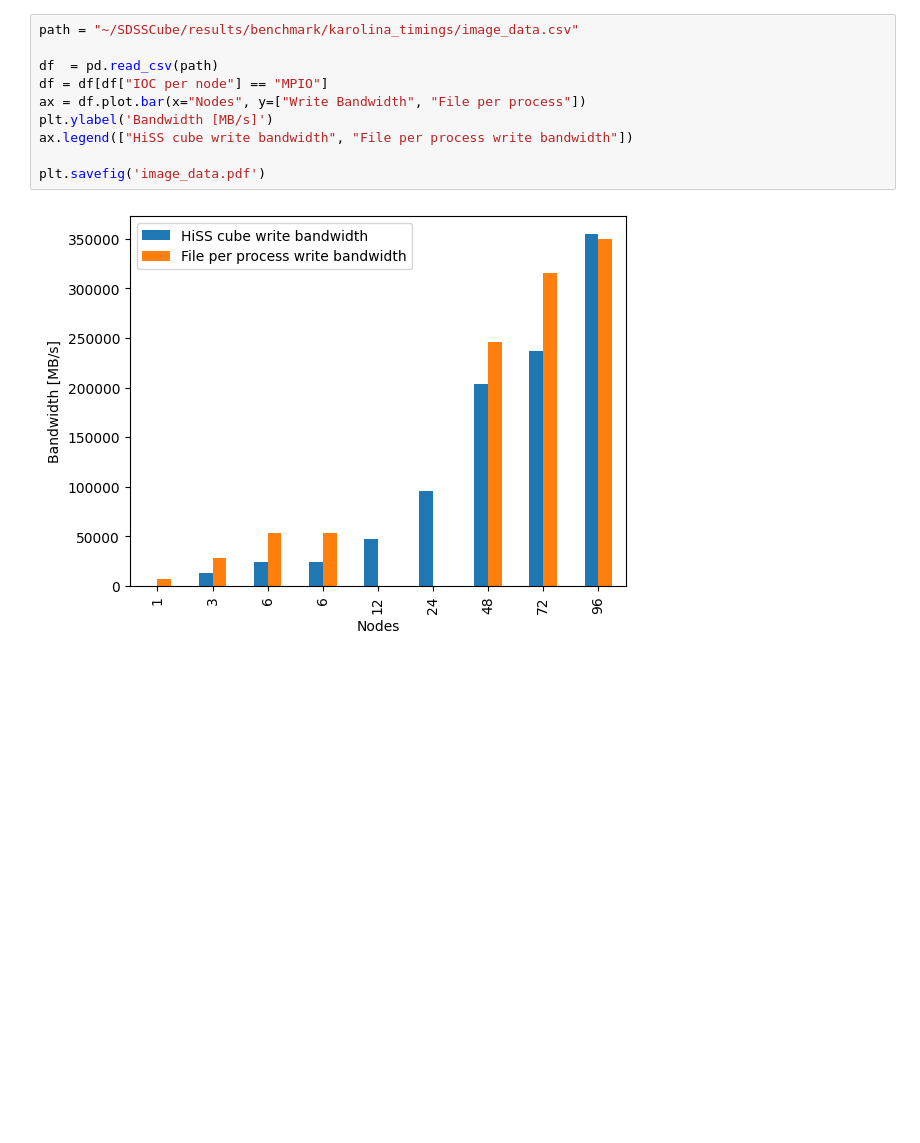
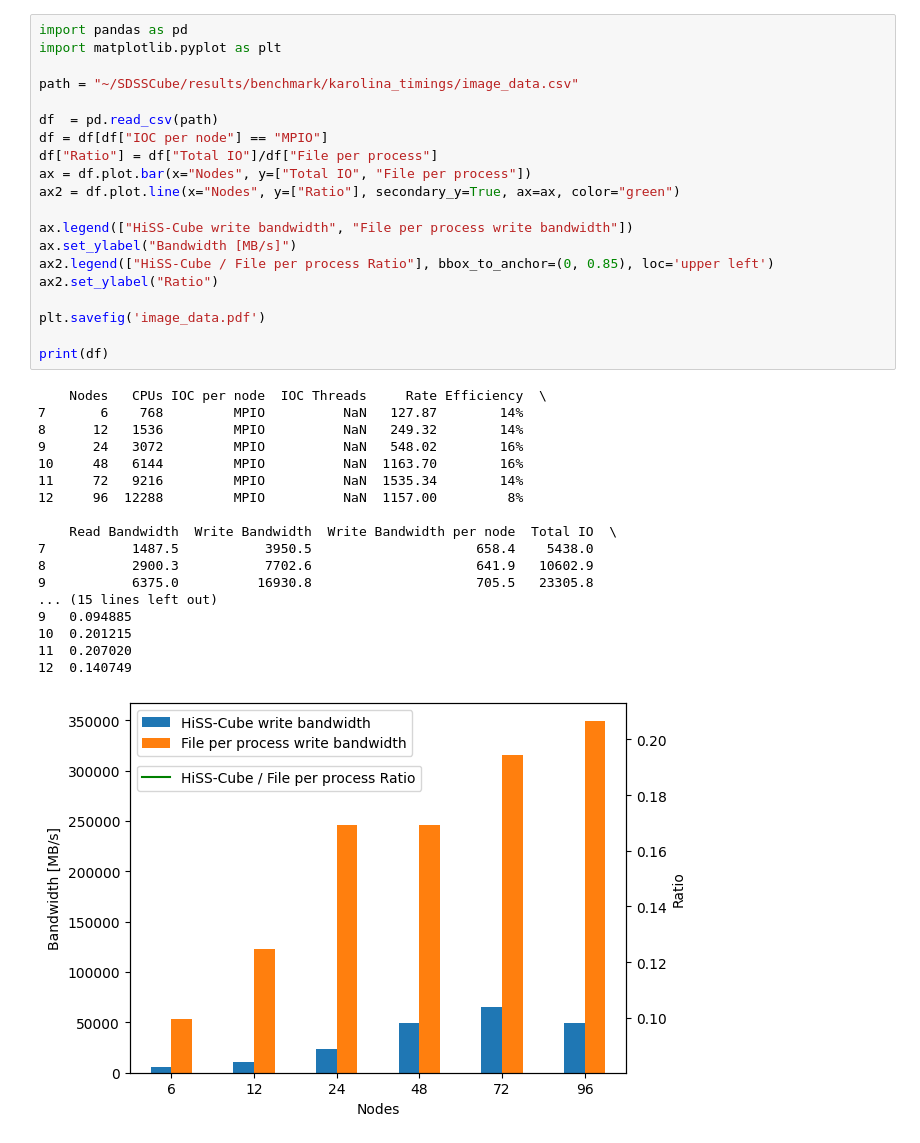
Before and after one commit to nadvornikjiri/HiSS-Cube, a Jupyter notebook: notebooks/SC23_charts.ipynb, the cells around one changed output. Saved outputs shown, nothing was run; the diff lists cells and outputs as text; blank space fills up the shorter version.

```diff
--- a/notebooks/SC23_charts.ipynb
+++ b/notebooks/SC23_charts.ipynb
@@ -24,12 +120,39 @@ plt.savefig('phase_ratio_db_buildup.pdf', bbox_extra_artists=(lgd,), bbox_inches
 # %%
+import pandas as pd
+import matplotlib.pyplot as plt
+
 path = "~/SDSSCube/results/benchmark/karolina_timings/image_data.csv"
 
 df  = pd.read_csv(path)
 df = df[df["IOC per node"] == "MPIO"]
-ax = df.plot.bar(x="Nodes", y=["Write Bandwidth", "File per process"])
-plt.ylabel('Bandwidth [MB/s]')
-ax.legend(["HiSS cube write bandwidth", "File per process write bandwidth"])
+df["Ratio"] = df["Total IO"]/df["File per process"]
+ax = df.plot.bar(x="Nodes", y=["Total IO", "File per process"])
+ax2 = df.plot.line(x="Nodes", y=["Ratio"], secondary_y=True, ax=ax, color="green")
+
+ax.legend(["HiSS-Cube write bandwidth", "File per process write bandwidth"])
+ax.set_ylabel("Bandwidth [MB/s]")
+ax2.legend(["HiSS-Cube / File per process Ratio"], bbox_to_anchor=(0, 0.85), loc='upper left')
+ax2.set_ylabel("Ratio")
 
 plt.savefig('image_data.pdf')
+
+print(df)
 # %% [output]
+    Nodes   CPUs IOC per node  IOC Threads     Rate Efficiency  \
+7       6    768         MPIO          NaN   127.87        14%
+8      12   1536         MPIO          NaN   249.32        14%
+9      24   3072         MPIO          NaN   548.02        16%
+10     48   6144         MPIO          NaN  1163.70        16%
+11     72   9216         MPIO          NaN  1535.34        14%
+12     96  12288         MPIO          NaN  1157.00         8%
+
+    Read Bandwidth  Write Bandwidth  Write Bandwidth per node  Total IO  \
+7           1487.5           3950.5                     658.4    5438.0
+8           2900.3           7702.6                     641.9   10602.9
+9           6375.0          16930.8                     705.5   23305.8
+... (15 lines left out)
+9   0.094885
+10  0.201215
+11  0.207020
+12  0.140749
-[figure, old version]
+[figure, new version]
```
Also changed, not shown: parts of 8 cells of this notebook, 7 other files.
